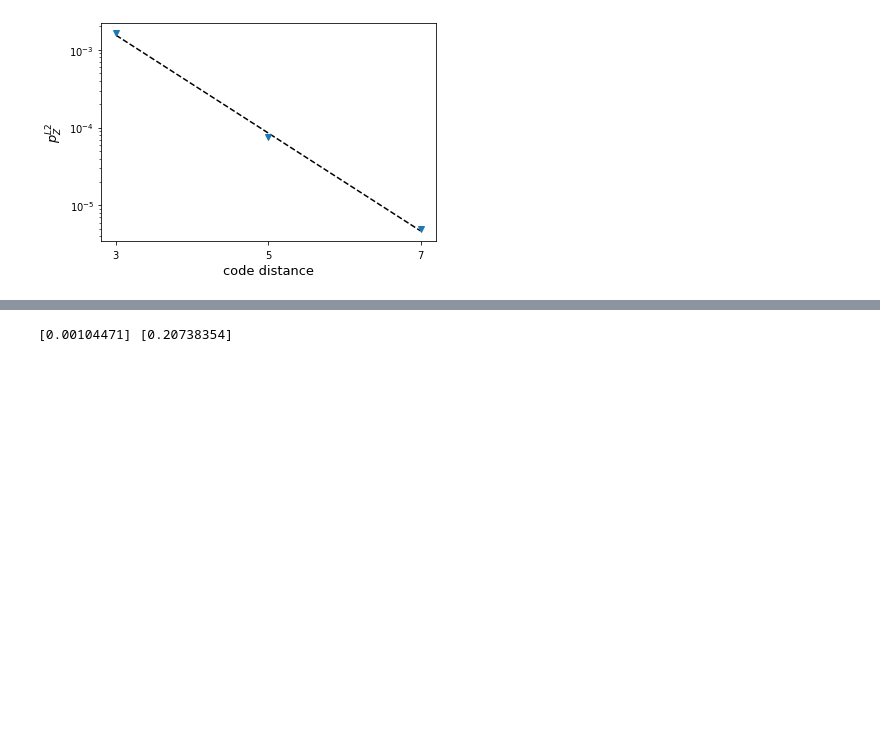
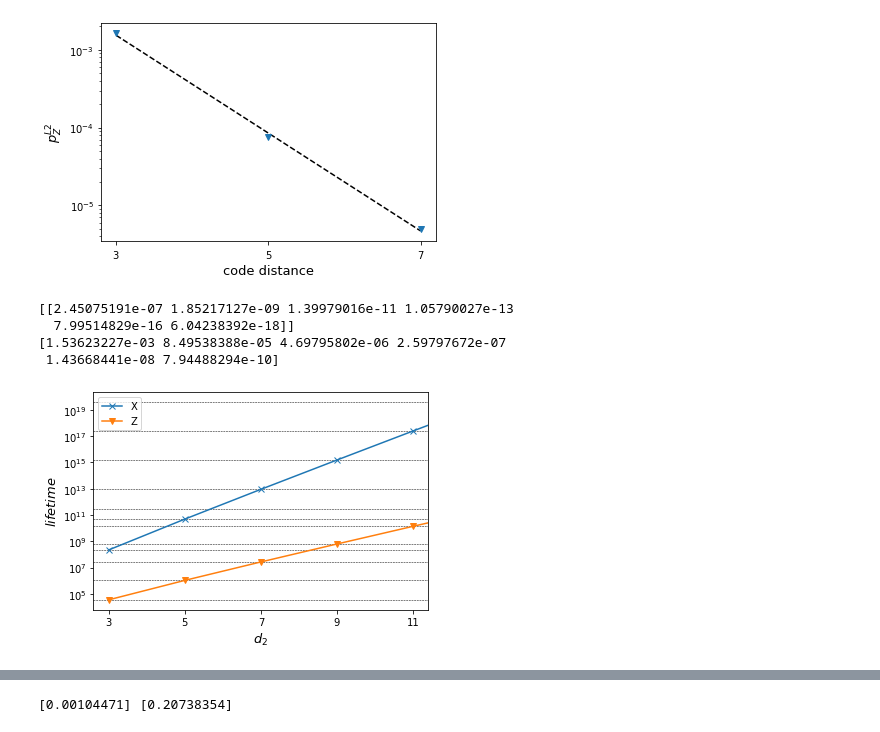
Before and after one commit to kono0924/Fujii-lab, a Jupyter notebook: surface_realistic/realistic_single_round/SWAP/csv_view.ipynb, the cells around one changed output, grey strips where cells are left out. Drawn from its saved outputs; the diff is of its cells as text; code cells hidden in the pictures; blank space fills up the shorter version.

```diff
--- a/surface_realistic/realistic_single_round/SWAP/csv_view.ipynb
+++ b/surface_realistic/realistic_single_round/SWAP/csv_view.ipynb
@@ -145,13 +147,16 @@ p_th = 10**(-4) / 10**(2*a)
 b = clf.intercept_
 C = 10**(b-a)
 print(p_th, C)
+# この式の関数を定義
+def pL_X_3(p,code_distance,p_th=p_th,C=C):
+    return C*(p/p_th)**((code_distance+1)/2)
 
 ##### グラフ作成 #####
 fig, ax = plt.subplots()
 ax.plot([3,7],10**predict_p,marker='',linestyle="dashed",color="k")
-ax.plot(code_distance_list,p_list,marker='v',linewidth=0,markersize=8)
+ax.plot(code_distance_list,p_list,marker='x',linewidth=0,markersize=8)
 ax.set_xlabel(r"code distance", fontsize=13)
-ax.set_ylabel(r'$p_Z^{L2}$', fontsize=13)
+ax.set_ylabel(r'$p_X^{L2}$', fontsize=13)
 ax.xaxis.set_major_formatter(ptick.ScalarFormatter(useMathText=True))
 ax.ticklabel_format(style="sci",  axis="x",scilimits=(0,0))
 ax.yaxis.set_major_formatter(ptick.ScalarFormatter(useMathText=True))
@@ -299,6 +304,10 @@ ax.legend()
 <matplotlib.legend.Legend at 0x...>
 [figure]
 [figure]
+# %%
+# この式の関数を定義
+def pL_X_3(p,code_distance):
+    return C*(p/p_th)**((code_distance+1)/2)
 # %%
 fig, ax = plt.subplots()
 for i in range(len(code_distance_list)):
@@ -1061,6 +1085,9 @@ p_th = 10**(-4) / 10**(2*a)
 b = clf.intercept_
 C = 10**(b-a)
 print(p_th, C)
+# この式の関数を定義
+def pL_Z_3(p,code_distance,p_th=p_th,C=C):
+    return C*(p/p_th)**((code_distance+1)/2)
 
 ##### グラフ作成 #####
 fig, ax = plt.subplots()
@@ -1077,3 +1104,27 @@ ax.set_yscale("log")
 # %% [output]
 [0.00180831] [0.50234795]
 [figure]
+# %%
+fig, ax = plt.subplots()
+code_distance_list = np.array([3,5,7,9,11,13])
+cm = plt.get_cmap("tab10")
+print(pL_X_3(0.0001,code_distance_list))
+print(pL_Z_3(0.0001,code_distance_list))
+ax.plot(code_distance_list, (4*3+6)*code_distance_list /pL_X_3(0.0001,code_distance_list)[0],marker='x',label="X")
+ax.plot(code_distance_list, (4*3+6)*code_distance_list /pL_Z_3(0.0001,code_distance_list),marker='v',label="Z")
+for i in range(len(code_distance_list)):
+    plt.hlines([(4*3+6)*code_distance_list[i] /pL_X_3(0.0001,code_distance_list[i])[0]], 0, 12, "k", linestyles='dashed',linewidth=0.5)
+    plt.hlines([(4*3+6)*code_distance_list[i] /pL_Z_3(0.0001,code_distance_list[i])[0]], 0, 12, "k", linestyles='dashed',linewidth=0.5)
+ax.set_xlabel(r"$d_2$", fontsize=13)
+ax.set_ylabel(r'$lifetime$', fontsize=13)
+ax.set_xticks(code_distance_list)
+ax.set_yscale("log")
+ax.set_xlim(2.6, 11.4)
+ax.legend()
+plt.show()
+# %% [output]
+[[2.45075191e-07 1.85217127e-09 1.39979016e-11 1.05790027e-13
+  7.99514829e-16 6.04238392e-18]]
+[1.53623227e-03 8.49538388e-05 4.69795802e-06 2.59797672e-07
+ 1.43668441e-08 7.94488294e-10]
+[figure, added]
```
Also changed, not shown: parts of 16 cells of this notebook, 1 other file.
